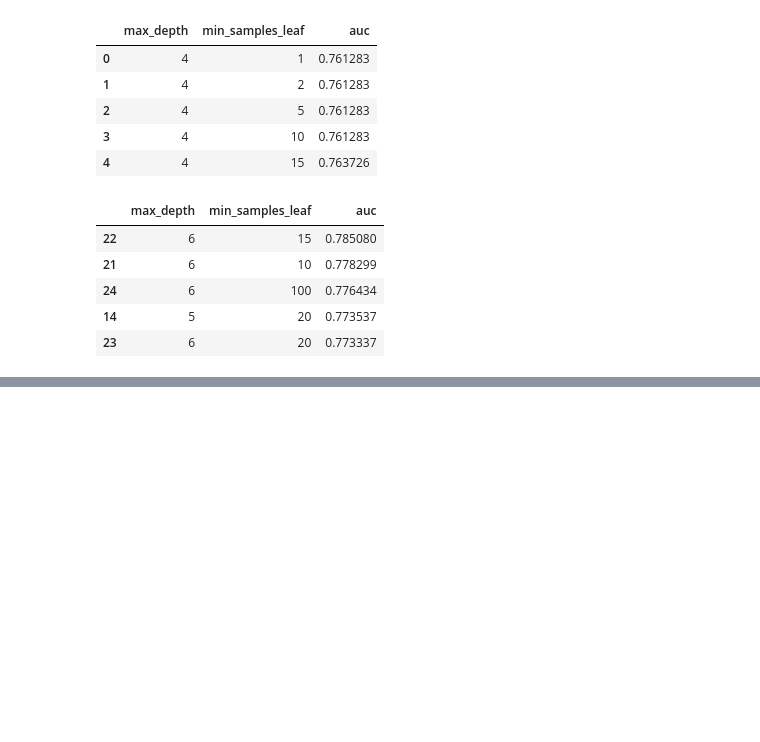
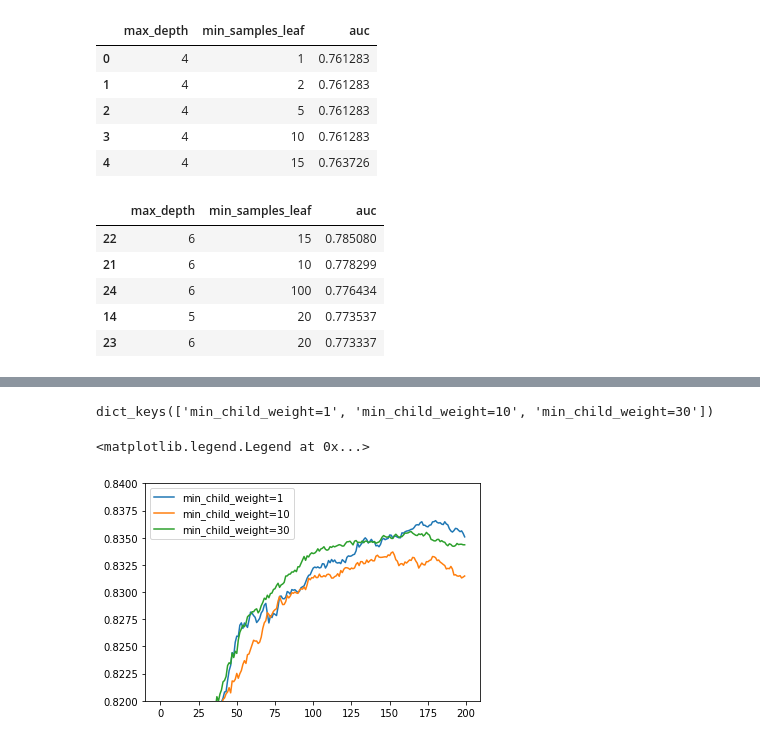
Before and after one commit to Moamen-Elsayed/ML-ZoomCamp-Course, a Jupyter notebook: ch06/Decision_Tree_Based_Algorithms.ipynb, the cells around one changed output, grey strips where cells are left out. Saved outputs shown, nothing was run; the diff lists cells and outputs as text; code cells hidden in the pictures; blank space fills up the shorter version.

```diff
--- a/ch06/Decision_Tree_Based_Algorithms.ipynb
+++ b/ch06/Decision_Tree_Based_Algorithms.ipynb
@@ -728,0 +774,35 @@ the green one is very slow it will take forever to learn
+# %%
+%%capture output
+watchList = [(dtrain, 'train'), (dval, 'val')]
+
+xgb_params = {
+
+    'eta': 0.1,
+    'max_depth': 3,
+    'min_child_weight': 30,
+    'eval_metric': 'auc',
+    'objective': 'binary:logistic',
+    'nthread': 8,
+    'seed':1,
+}
+
+model = xgb.train(xgb_params,
+                  dtrain,
+                  evals=watchList,
+                  verbose_eval=1,
+                  num_boost_round=200)
+# %%
+key = 'min_child_weight=%s' % (xgb_params['min_child_weight'])
+scores[key] = parse_xgb_output(output)
+# %%
+scores.keys()
+# %% [output]
+dict_keys(['min_child_weight=1', 'min_child_weight=10', 'min_child_weight=30'])
+# %%
+for min_child_weight, df_score in scores.items():
+    plt.plot(df_score.num_iter, df_score.val_auc, label=min_child_weight)
+plt.ylim(0.82, 0.84)
+plt.legend()
+# %% [output]
+<matplotlib.legend.Legend at 0x...>
+[figure, added]
```
Also changed, not shown: parts of 109 cells of this notebook.
